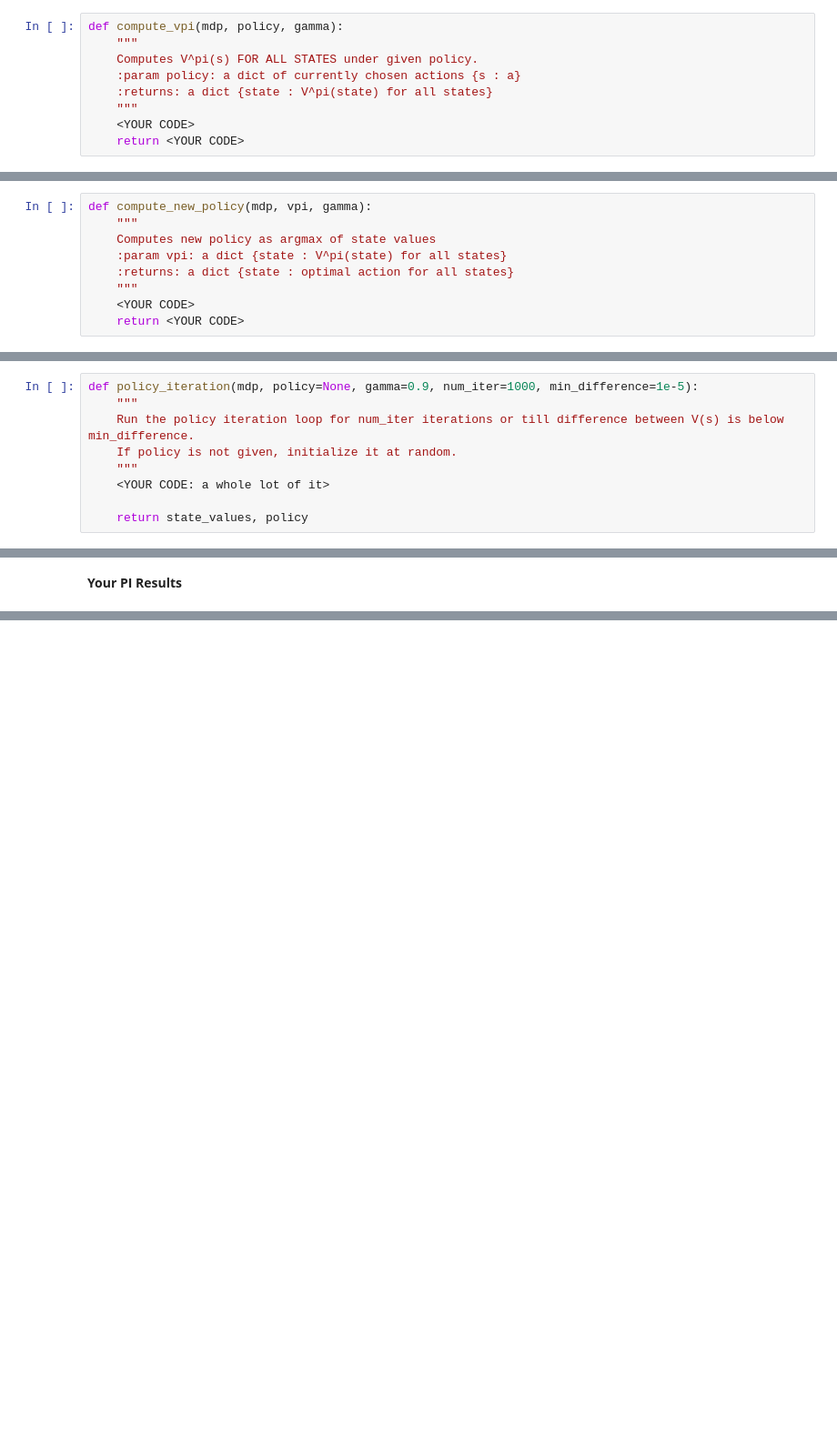
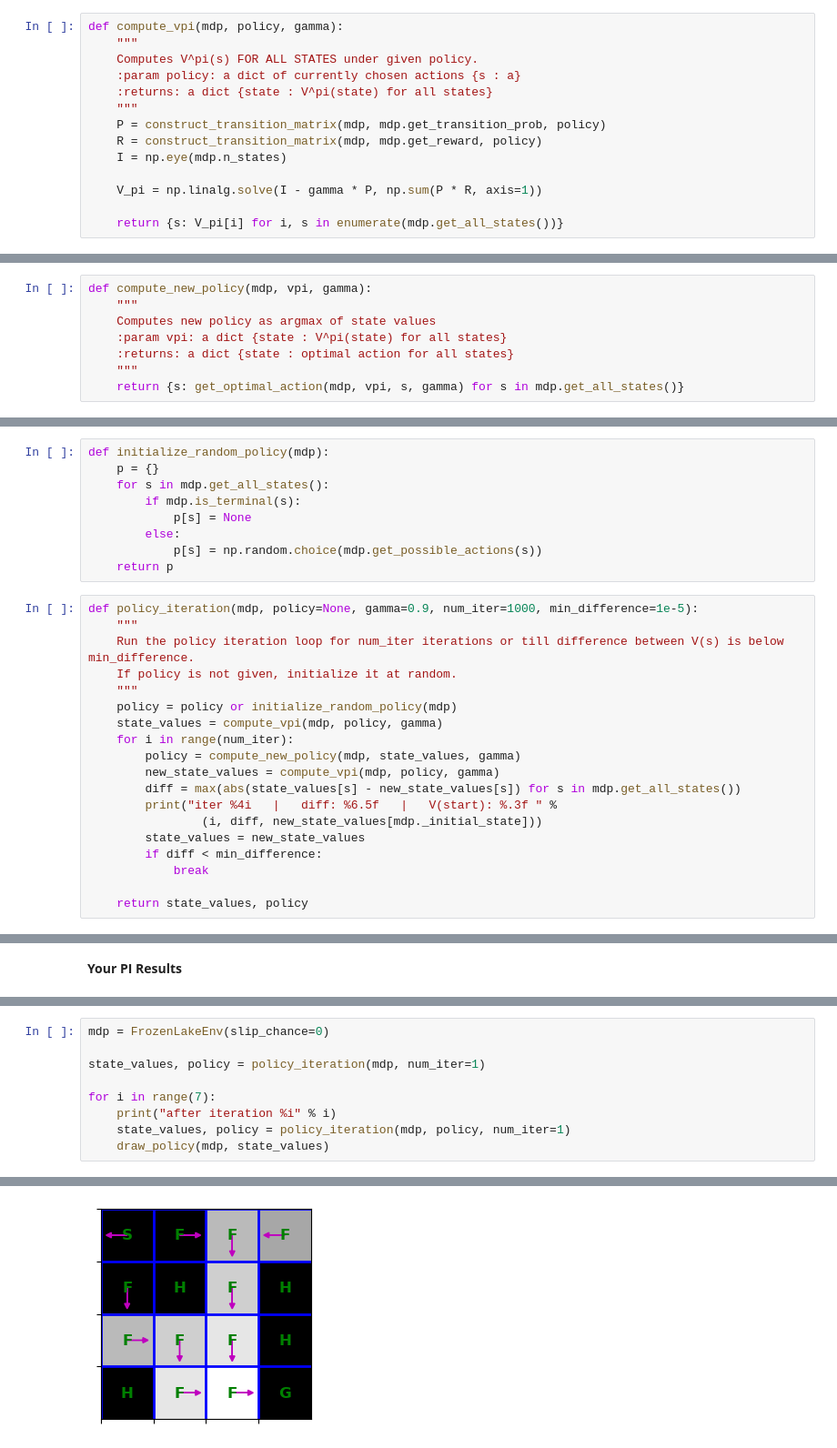
Before and after one commit to alexbuyan/Practical_RL, a Jupyter notebook: week02_value_based/seminar_vi.ipynb, the cells around one changed output, grey strips where cells are left out. Shown: that part at 91% size. Drawn from its saved outputs; the diff is of its cells as text; blank space fills up the shorter version.

```diff
--- a/week02_value_based/seminar_vi.ipynb
+++ b/week02_value_based/seminar_vi.ipynb
@@ -726,5 +760,10 @@ def compute_vpi(mdp, policy, gamma):
     :param policy: a dict of currently chosen actions {s : a}
     :returns: a dict {state : V^pi(state) for all states}
     """
-    <YOUR CODE>
-    return <YOUR CODE>
+    P = construct_transition_matrix(mdp, mdp.get_transition_prob, policy)
+    R = construct_transition_matrix(mdp, mdp.get_reward, policy)
+    I = np.eye(mdp.n_states)
+
+    V_pi = np.linalg.solve(I - gamma * P, np.sum(P * R, axis=1))
+
+    return {s: V_pi[i] for i, s in enumerate(mdp.get_all_states())}
@@ -750,5 +787,4 @@ def compute_new_policy(mdp, vpi, gamma):
     :param vpi: a dict {state : V^pi(state) for all states}
     :returns: a dict {state : optimal action for all states}
     """
-    <YOUR CODE>
-    return <YOUR CODE>
+    return {s: get_optimal_action(mdp, vpi, s, gamma) for s in mdp.get_all_states()}
@@ -765,12 +799,31 @@ assert type(
 {'s0': 'a0', 's1': 'a0', 's2': 'a0'}
 # %% [markdown]
 __Main loop__
+# %%
+def initialize_random_policy(mdp):
+    p = {}
+    for s in mdp.get_all_states():
+        if mdp.is_terminal(s):
+            p[s] = None
+        else:
+            p[s] = np.random.choice(mdp.get_possible_actions(s))
+    return p
 # %%
 def policy_iteration(mdp, policy=None, gamma=0.9, num_iter=1000, min_difference=1e-5):
     """
     Run the policy iteration loop for num_iter iterations or till difference between V(s) is below min_difference.
     If policy is not given, initialize it at random.
     """
-    <YOUR CODE: a whole lot of it>
+    policy = policy or initialize_random_policy(mdp)
+    state_values = compute_vpi(mdp, policy, gamma)
+    for i in range(num_iter):
+        policy = compute_new_policy(mdp, state_values, gamma)
+        new_state_values = compute_vpi(mdp, policy, gamma)
+        diff = max(abs(state_values[s] - new_state_values[s]) for s in mdp.get_all_states())
+        print("iter %4i   |   diff: %6.5f   |   V(start): %.3f " %
+                (i, diff, new_state_values[mdp._initial_state]))
+        state_values = new_state_values
+        if diff < min_difference:
+            break
 
     return state_values, policy
@@ -784,0 +834,10 @@ SyntaxError: invalid syntax (1767824107.py, line 1)
+# %%
+mdp = FrozenLakeEnv(slip_chance=0)
+
+state_values, policy = policy_iteration(mdp, num_iter=1)
+
+for i in range(7):
+    print("after iteration %i" % i)
+    state_values, policy = policy_iteration(mdp, policy, num_iter=1)
+    draw_policy(mdp, state_values)
+# %% [output]
@@ -784,0 +853 @@ SyntaxError: invalid syntax (1767824107.py, line 1)
+[figure, added]
```
Also changed, not shown: parts of 21 cells of this notebook.
